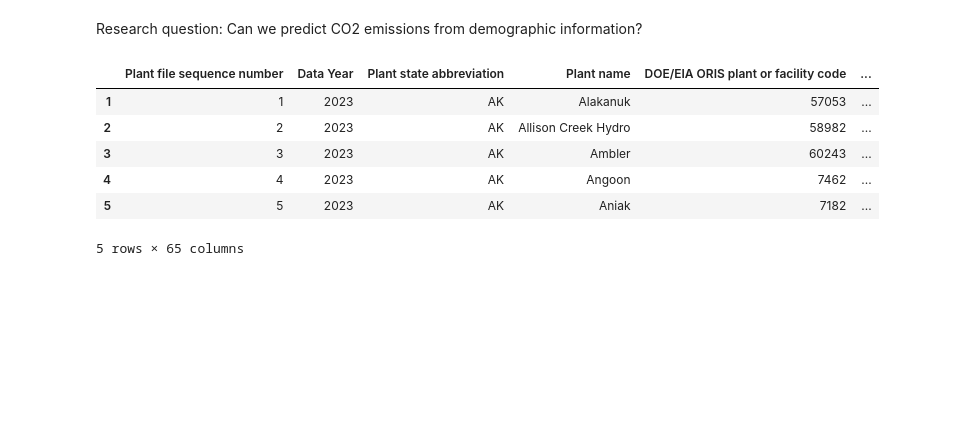
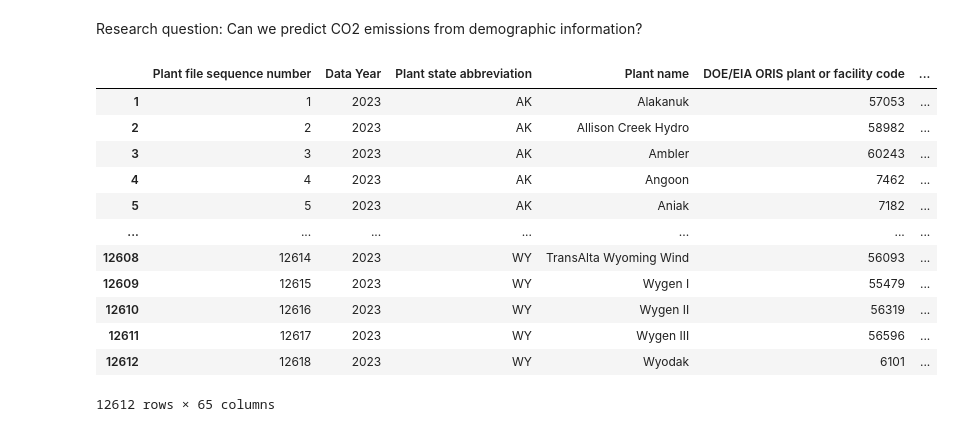
Before and after one commit to reilyfairchild/Data102_Final_Project, a Jupyter notebook: dataset_3_EDA.ipynb, the cells around one changed output. Cells and saved outputs as stored; diff of their text form; code cells hidden in the pictures; blank space fills up the shorter version.

```diff
--- a/dataset_3_EDA.ipynb
+++ b/dataset_3_EDA.ipynb
@@ -64,14 +65,20 @@ Research question: Can we predict CO2 emissions from demographic information?
 # %%
 egrid_demo = pd.read_csv("data/egrid2023_demo.csv")[1:]
 egrid_demo_multiindex = pd.read_csv("data/egrid2023_demo.csv", header = [0,1])
-egrid_demo.head()
+egrid_demo
 # %% [output]
 |  | Plant file sequence number | Data Year | Plant state abbreviation | Plant name | DOE/EIA ORIS plant or facility code | ... |
 | 1 | 1 | 2023 | AK | Alakanuk | 57053 | ... |
 | 2 | 2 | 2023 | AK | Allison Creek Hydro | 58982 | ... |
 | 3 | 3 | 2023 | AK | Ambler | 60243 | ... |
 | 4 | 4 | 2023 | AK | Angoon | 7462 | ... |
 | 5 | 5 | 2023 | AK | Aniak | 7182 | ... |
+| ... | ... | ... | ... | ... | ... | ... |
+| 12608 | 12614 | 2023 | WY | TransAlta Wyoming Wind | 56093 | ... |
+| 12609 | 12615 | 2023 | WY | Wygen I | 55479 | ... |
+| 12610 | 12616 | 2023 | WY | Wygen II | 56319 | ... |
+| 12611 | 12617 | 2023 | WY | Wygen III | 56596 | ... |
+| 12612 | 12618 | 2023 | WY | Wyodak | 6101 | ... |
-5 rows × 65 columns
+12612 rows × 65 columns
 # %%
 sns.histplot(egrid_demo_multiindex["People of Color (%)"], legend=False)
```
Also changed, not shown: parts of 10 cells of this notebook.
